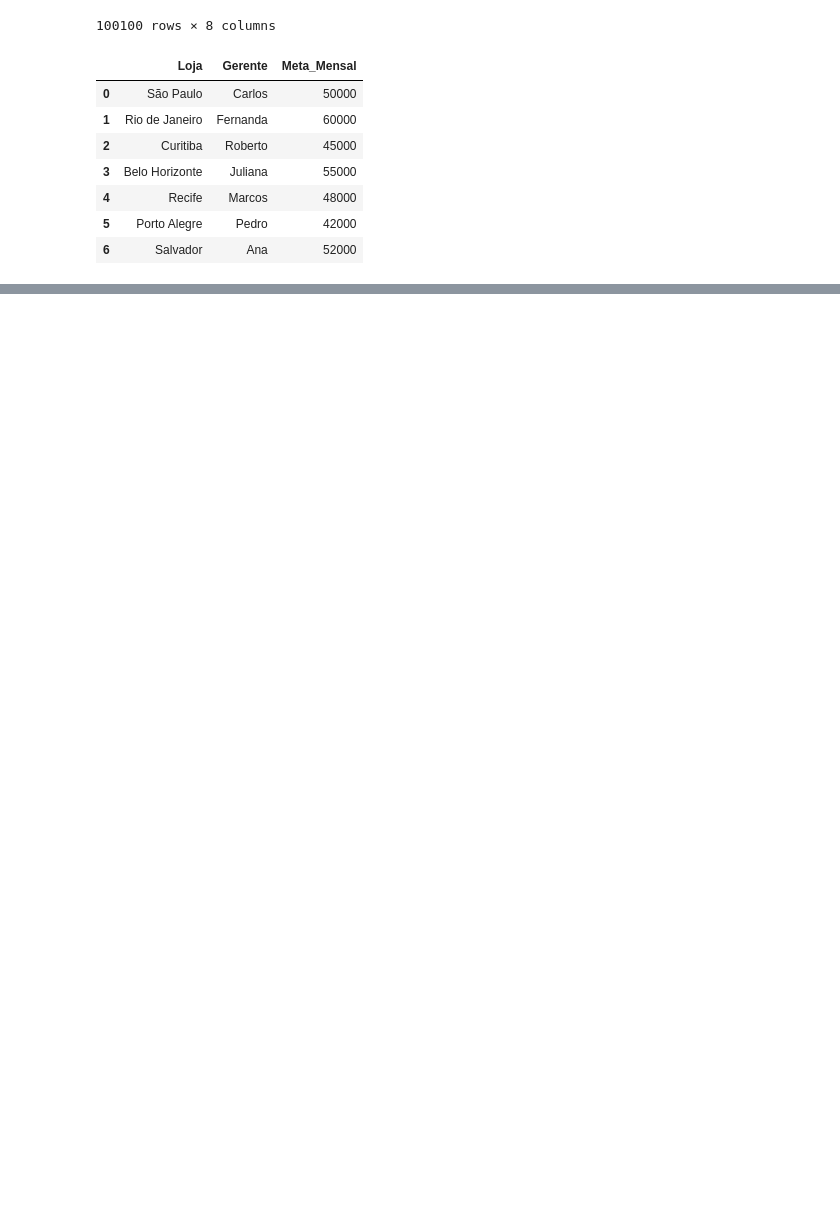
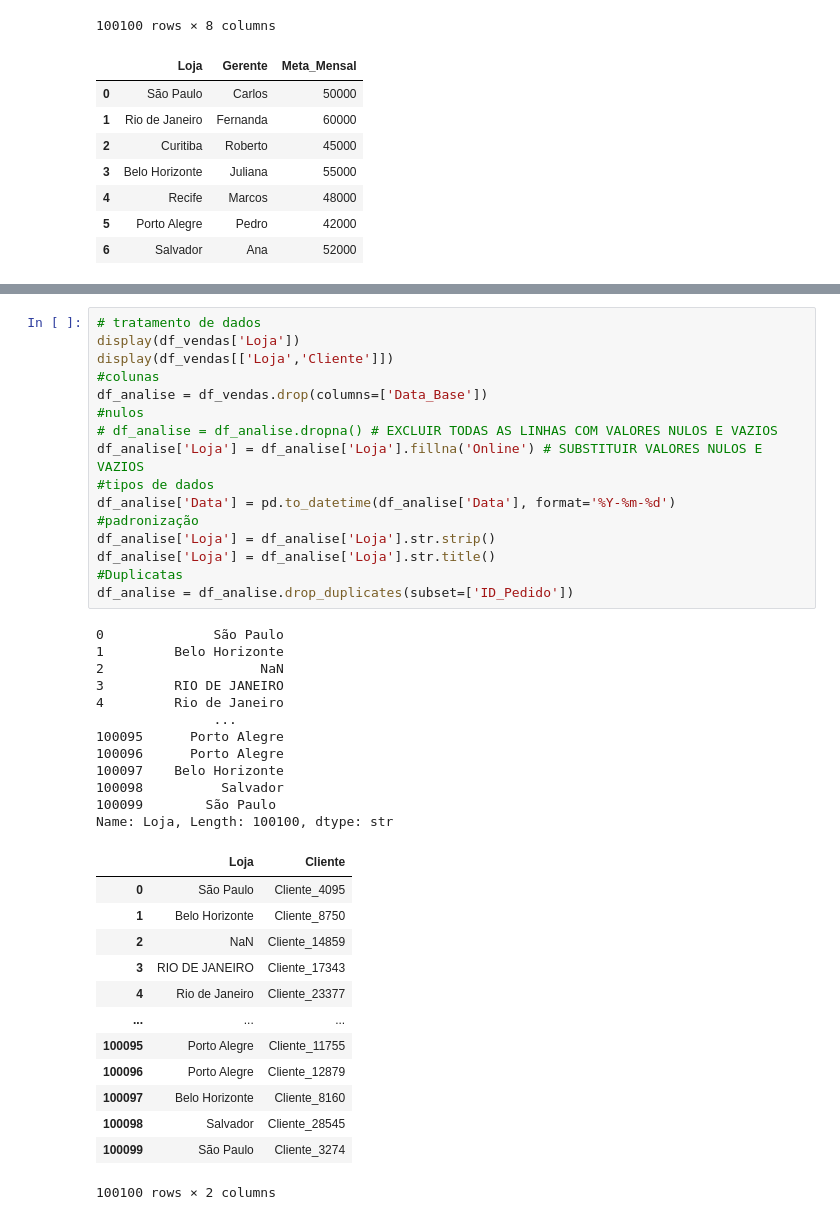
Before and after one commit to ycxs12/projeto-etl-hashtag-estudo, a Jupyter notebook: Projeto ETL.ipynb, the cells around one changed output, grey strips where cells are left out. Cells and saved outputs as stored; diff of their text form; blank space fills up the shorter version.

```diff
--- a/Projeto ETL.ipynb
+++ b/Projeto ETL.ipynb
@@ -121,3 +121,45 @@ None
 | 50% | 50004.500000 | 1200.000000 | 1.000000 |
 | 75% | 75002.250000 | 3200.000000 | 1.000000 |
 | max | 100000.000000 | 5500.000000 | 10.000000 |
+# %%
+# tratamento de dados
+display(df_vendas['Loja'])
+display(df_vendas[['Loja','Cliente']])
+#colunas
+df_analise = df_vendas.drop(columns=['Data_Base'])
+#nulos
+# df_analise = df_analise.dropna() # EXCLUIR TODAS AS LINHAS COM VALORES NULOS E VAZIOS
+df_analise['Loja'] = df_analise['Loja'].fillna('Online') # SUBSTITUIR VALORES NULOS E VAZIOS
+#tipos de dados
+df_analise['Data'] = pd.to_datetime(df_analise['Data'], format='%Y-%m-%d')
+#padronização
+df_analise['Loja'] = df_analise['Loja'].str.strip()
+df_analise['Loja'] = df_analise['Loja'].str.title()
+#Duplicatas
+df_analise = df_analise.drop_duplicates(subset=['ID_Pedido'])
+# %% [output]
+0              São Paulo
+1         Belo Horizonte
+2                    NaN
+3         RIO DE JANEIRO
+4         Rio de Janeiro
+               ...
+100095      Porto Alegre
+100096      Porto Alegre
+100097    Belo Horizonte
+100098          Salvador
+100099        São Paulo
+Name: Loja, Length: 100100, dtype: str
+|  | Loja | Cliente |
+| 0 | São Paulo | Cliente_4095 |
+| 1 | Belo Horizonte | Cliente_8750 |
+| 2 | NaN | Cliente_14859 |
+| 3 | RIO DE JANEIRO | Cliente_17343 |
+| 4 | Rio de Janeiro | Cliente_23377 |
+| ... | ... | ... |
+| 100095 | Porto Alegre | Cliente_11755 |
+| 100096 | Porto Alegre | Cliente_12879 |
+| 100097 | Belo Horizonte | Cliente_8160 |
+| 100098 | Salvador | Cliente_28545 |
+| 100099 | São Paulo | Cliente_3274 |
+100100 rows × 2 columns
```
Also changed, not shown: parts of 2 cells of this notebook.
